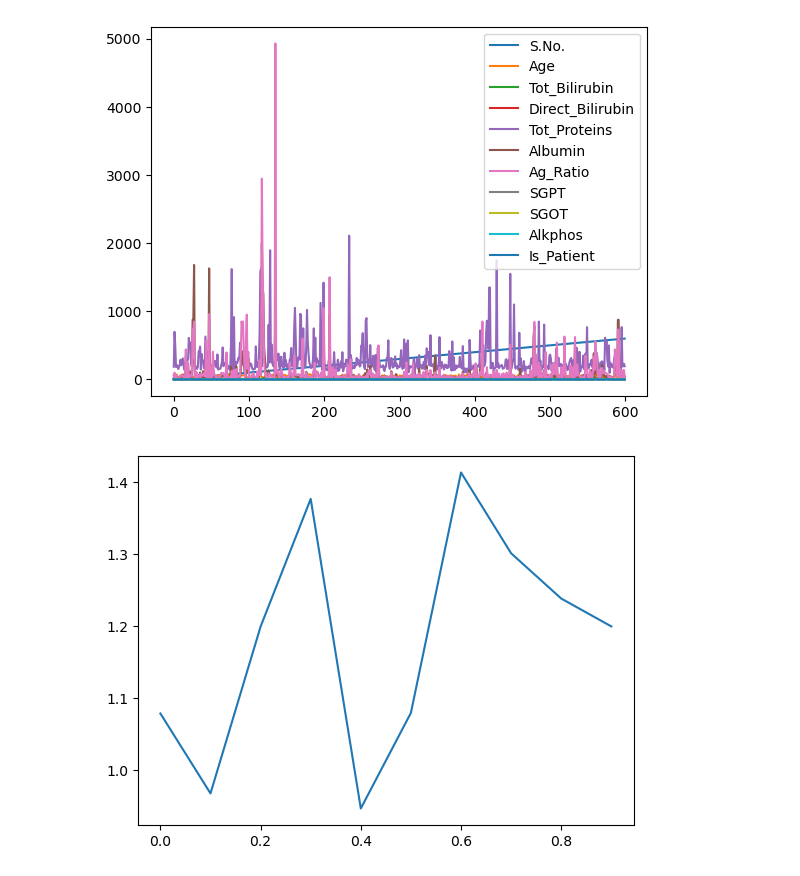
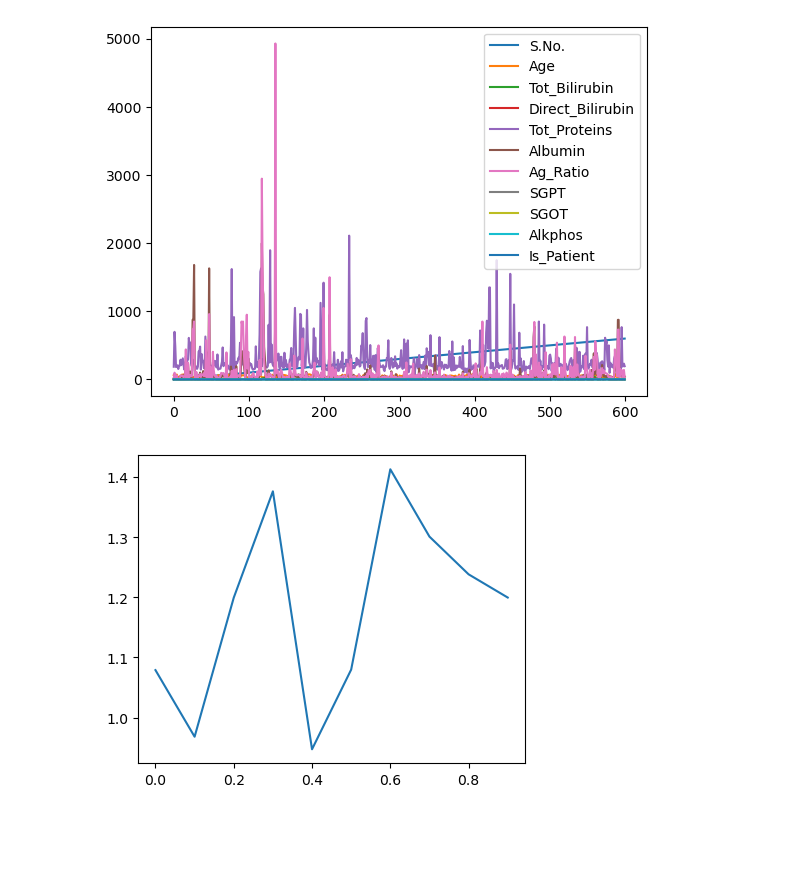
Before and after one commit to Suresh-gitnote/Git-Notes, a Jupyter notebook: Python/Project_Dataset/ILPD/ILPD.ipynb, the cells around one changed output. Drawn from its saved outputs; the diff is of its cells as text; code cells hidden in the pictures; blank space fills up the shorter version.

```diff
--- a/Python/Project_Dataset/ILPD/ILPD.ipynb
+++ b/Python/Project_Dataset/ILPD/ILPD.ipynb
@@ -398,11 +398,11 @@ mpl.show()
 # %%
 x = np.array([0,0.1,0.2,0.3,0.4,0.5,0.6,0.7,0.8,0.9])
 y = np.array([1.07900508,  0.96815203,  1.19950427,  1.37653324,  0.94725752,  1.07982541,  1.41321356,  1.30116201,  1.23841338,  1.19975908])
 
-
+mpl.figure(figsize=(5,4))
 mpl.plot(x,y)
 mpl.show()
 # %% [output]
-[figure, old version]
+[figure, new version]
 # %%
 ypoints = np.array([0.1,0.2,0.3,0.4,0.5,0.6,0.7,0.8,0.9,1])
```
Also changed, not shown: parts of 16 cells of this notebook.
